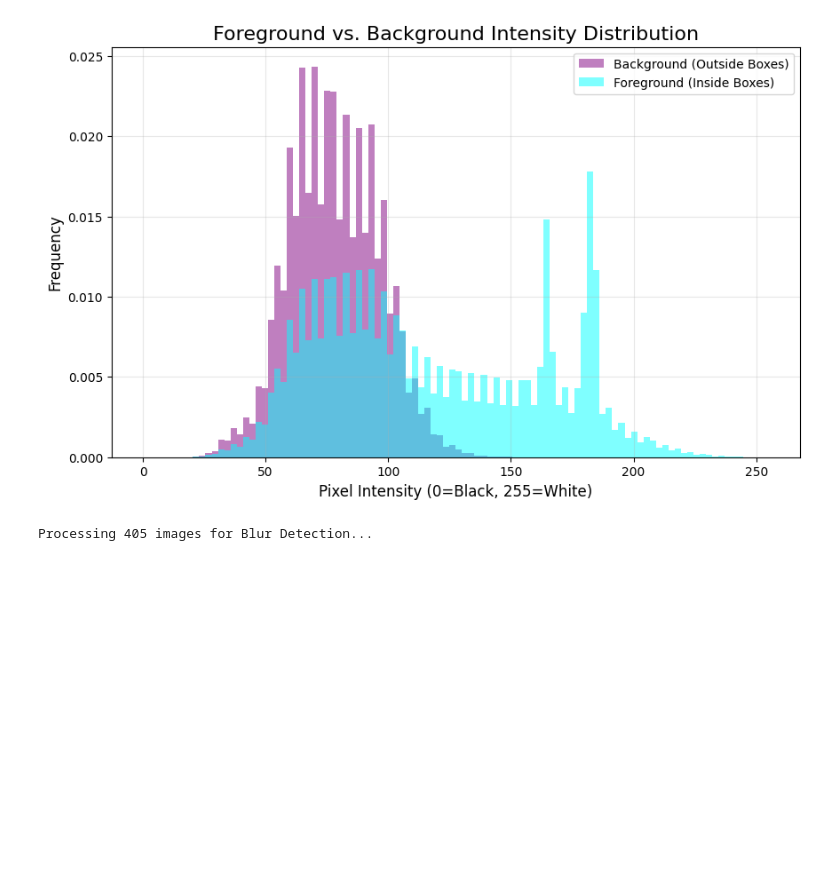
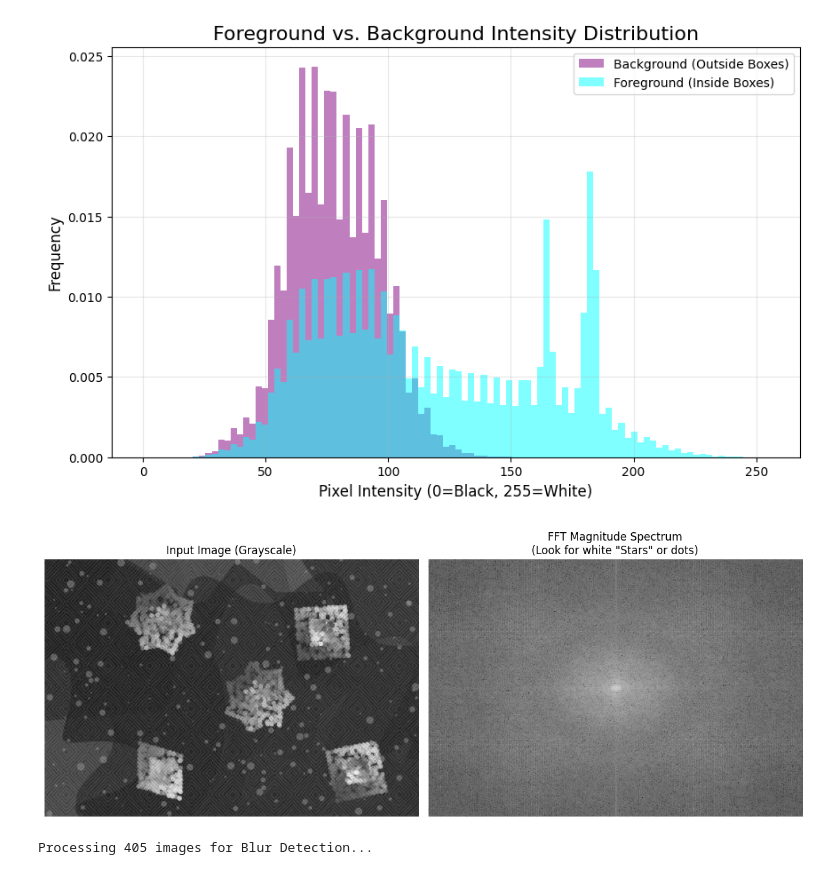
Before and after one commit to Junhan12/hcaptcha-solver, a Jupyter notebook: eda.ipynb, the cells around one changed output. Saved outputs shown, nothing was run; the diff lists cells and outputs as text; code cells hidden in the pictures; blank space fills up the shorter version.

```diff
--- a/eda.ipynb
+++ b/eda.ipynb
@@ -276,6 +276,75 @@ Starting analysis...
 Processing 401 images...
 Graph saved as intensity_check.png
 [figure]
+# %%
+import cv2
+import numpy as np
+import matplotlib.pyplot as plt
+import os
+
+# Essential for Jupyter Notebooks to display plots inline
+%matplotlib inline
+
+def plot_fft_spectrum(path):
+    # --- LOGIC UPDATE: Handle Directory Inputs ---
+    # If the user passes a folder path, find the first image inside it
+    if os.path.isdir(path):
+        valid_exts = ('.jpg', '.jpeg', '.png', '.bmp')
+        # List all image files
+        files = [f for f in os.listdir(path) if f.lower().endswith(valid_exts)]
+
+        if not files:
+            print(f"Error: No image files found in folder: {path}")
+            return
+
+        # Select the first image found
+        print(f"Directory detected. Analyzing first image: {files[0]}")
+        filename = os.path.join(path, files[0])
+    else:
+        filename = path
+    # ---------------------------------------------
+
+    # 1. Load the image in Grayscale
+    img = cv2.imread(filename, 0) # 0 flag loads directly as grayscale
+
+    if img is None:
+        print(f"Error: Could not load image. Check path: {filename}")
+        return
+
+    # 2. Compute the 2D FFT
+    f = np.fft.fft2(img)
+
+    # 3. Shift zero-frequency component to center
+    fshift = np.fft.fftshift(f)
+
+    # 4. Calculate Magnitude Spectrum
+    # Add a tiny epsilon (1e-5) to avoid log(0) errors if the image is perfectly black
+    magnitude_spectrum = 20 * np.log(np.abs(fshift) + 1e-5)
+
+    # 5. Plotting
+    plt.figure(figsize=(12, 6))
+
+    # Plot Original Image
+    plt.subplot(1, 2, 1)
+    plt.imshow(img, cmap='gray')
+    plt.title('Input Image (Grayscale)')
+    plt.axis('off')
+
+    # Plot FFT Spectrum
+    plt.subplot(1, 2, 2)
+    plt.imshow(magnitude_spectrum, cmap='gray')
+    plt.title('FFT Magnitude Spectrum\n(Look for white "Stars" or dots)')
+    plt.axis('off')
+
+    plt.tight_layout()
+    plt.show()
+
+# Usage
+# You can now pass the FOLDER path, and the script will auto-select the first image
+folder_path = r'C:/Users/junha/OneDrive/Desktop/FYP/shape-evaluation-dataset/ori_all_images/image20_jpg.rf.d600494f84cab40a136281412f41955a.jpg'
+plot_fft_spectrum(folder_path)
+# %% [output]
+[figure, added]
 # %%
 import cv2
 import numpy as np
```
Also changed, not shown: 5 other files.
